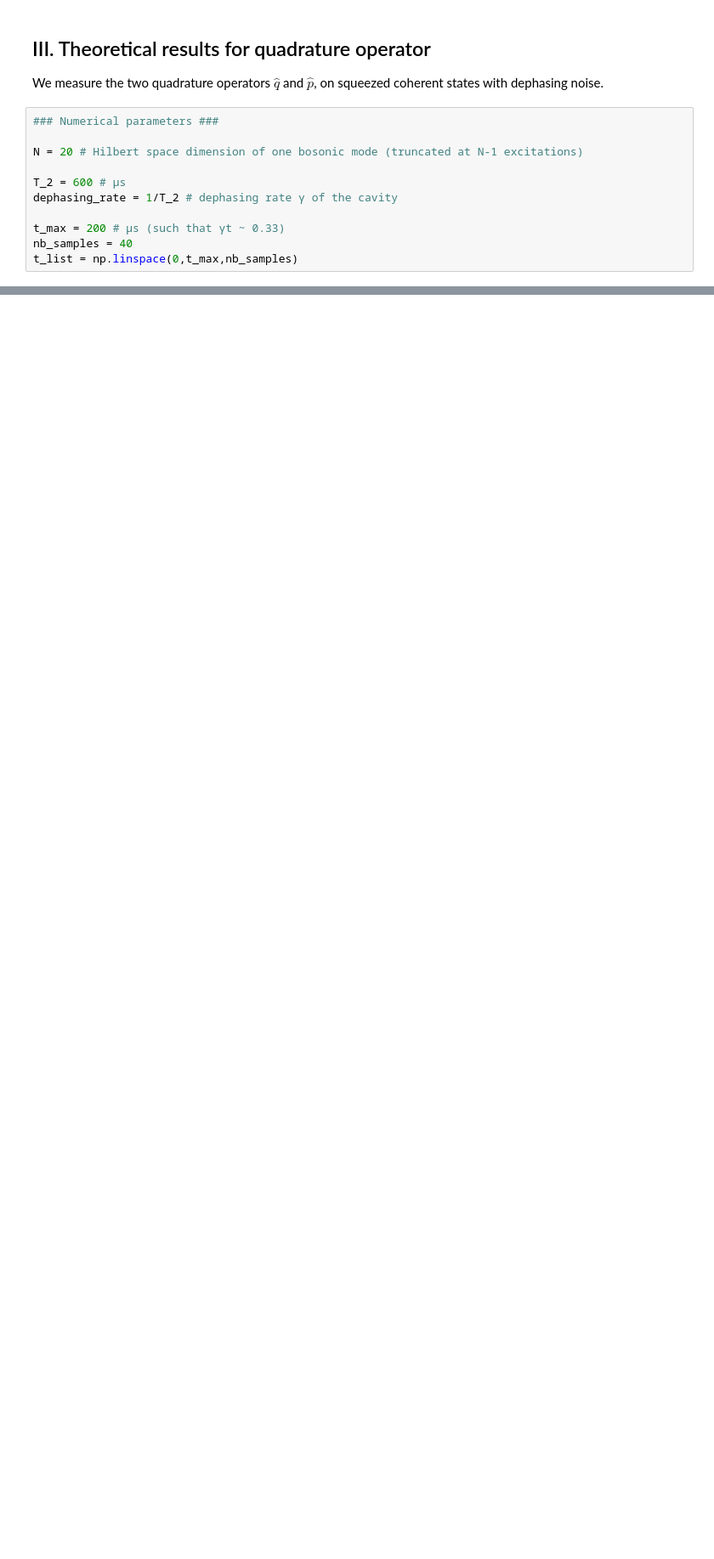
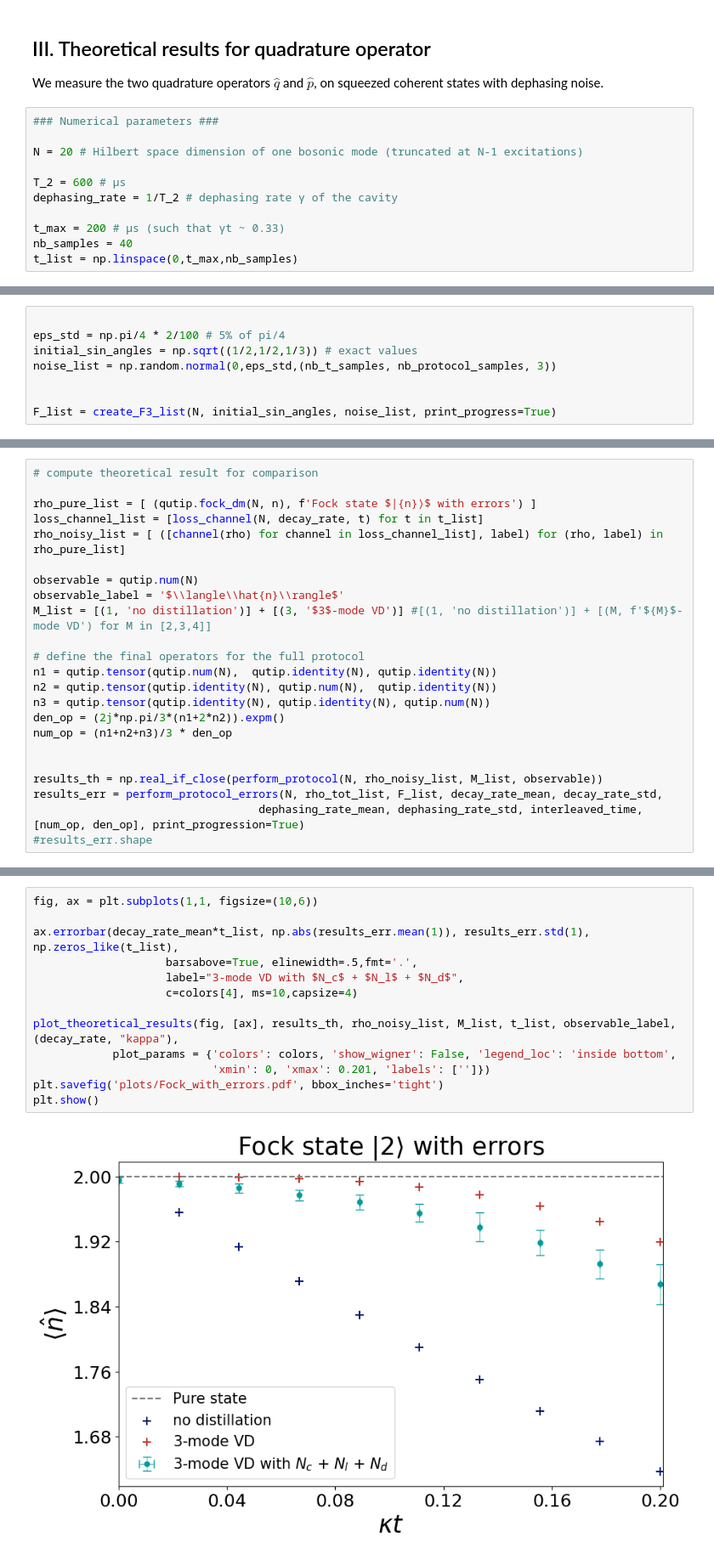
Before and after one commit to lfinocchiaro/virtual-distillation, a Jupyter notebook: paper_notebook.ipynb, the cells around one changed output, grey strips where cells are left out. Shown at 85% size. Drawn from its saved outputs; the diff is of its cells as text; blank space fills up the shorter version.

```diff
--- a/paper_notebook.ipynb
+++ b/paper_notebook.ipynb
@@ -256,0 +246,8 @@ Work In Progress
+# %%
+
+eps_std = np.pi/4 * 2/100 # 5% of pi/4
+initial_sin_angles = np.sqrt((1/2,1/2,1/3)) # exact values
+noise_list = np.random.normal(0,eps_std,(nb_t_samples, nb_protocol_samples, 3))
+
+
+F_list = create_F3_list(N, initial_sin_angles, noise_list, print_progress=True)
@@ -256,0 +256,23 @@ Work In Progress
+# %%
+# compute theoretical result for comparison
+
+rho_pure_list = [ (qutip.fock_dm(N, n), f'Fock state $|{n}⟩$ with errors') ]
+loss_channel_list = [loss_channel(N, decay_rate, t) for t in t_list]
+rho_noisy_list = [ ([channel(rho) for channel in loss_channel_list], label) for (rho, label) in rho_pure_list]
+
+observable = qutip.num(N)
+observable_label = '$\\langle\\hat{n}\\rangle$'
+M_list = [(1, 'no distillation')] + [(3, '$3$-mode VD')] #[(1, 'no distillation')] + [(M, f'${M}$-mode VD') for M in [2,3,4]]
+
+# define the final operators for the full protocol
+n1 = qutip.tensor(qutip.num(N),  qutip.identity(N), qutip.identity(N))
+n2 = qutip.tensor(qutip.identity(N), qutip.num(N),  qutip.identity(N))
+n3 = qutip.tensor(qutip.identity(N), qutip.identity(N), qutip.num(N))
+den_op = (2j*np.pi/3*(n1+2*n2)).expm()
+num_op = (n1+n2+n3)/3 * den_op
+
+
+results_th = np.real_if_close(perform_protocol(N, rho_noisy_list, M_list, observable))
+results_err = perform_protocol_errors(N, rho_tot_list, F_list, decay_rate_mean, decay_rate_std,
+                                  dephasing_rate_mean, dephasing_rate_std, interleaved_time, [num_op, den_op], print_progression=True)
+#results_err.shape
@@ -256,0 +281,15 @@ Work In Progress
+# %%
+fig, ax = plt.subplots(1,1, figsize=(10,6))
+
+ax.errorbar(decay_rate_mean*t_list, np.abs(results_err.mean(1)), results_err.std(1), np.zeros_like(t_list),
+                    barsabove=True, elinewidth=.5,fmt='.',
+                    label="3-mode VD with $N_c$ + $N_l$ + $N_d$",
+                    c=colors[4], ms=10,capsize=4)
+
+plot_theoretical_results(fig, [ax], results_th, rho_noisy_list, M_list, t_list, observable_label, (decay_rate, "kappa"),
+            plot_params = {'colors': colors, 'show_wigner': False, 'legend_loc': 'inside bottom',
+                           'xmin': 0, 'xmax': 0.201, 'labels': ['']})
+plt.savefig('plots/Fock_with_errors.pdf', bbox_inches='tight')
+plt.show()
+# %% [output]
+[figure, added]
```
Also changed, not shown: parts of 13 cells of this notebook, 6 other files.
